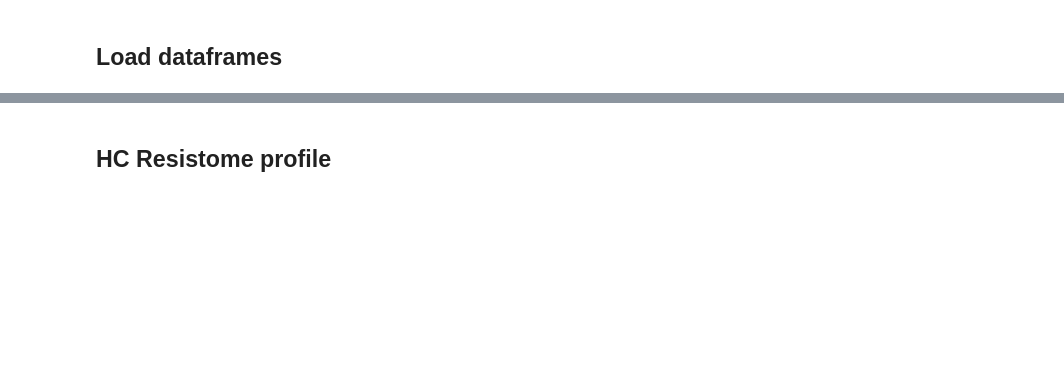
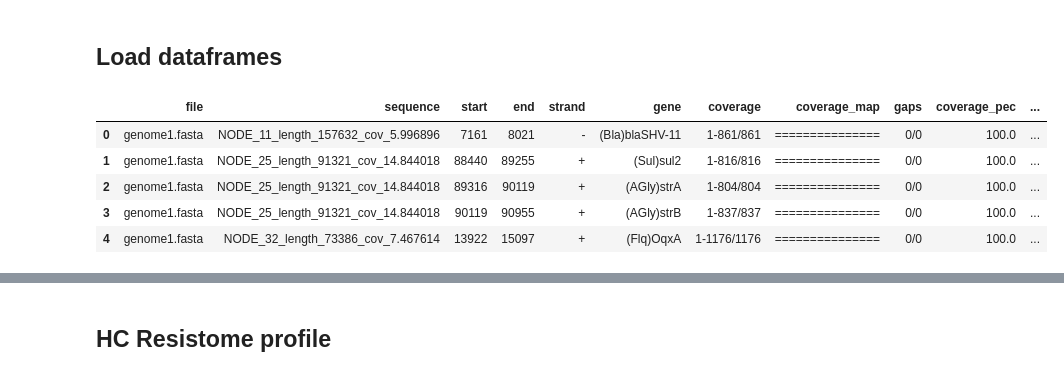
Before and after one commit to tiagocabralborelli/ARG-Sentinel, a Jupyter notebook: codehc.ipynb, the cells around one changed output, grey strips where cells are left out. Cells and saved outputs as stored; diff of their text form; code cells hidden in the pictures; blank space fills up the shorter version.

```diff
--- a/codehc.ipynb
+++ b/codehc.ipynb
@@ -79,2 +23,23 @@ Done.
 # %% [markdown]
 ## Load dataframes
+# %%
+#Argannot
+argannot = pd.read_csv("~/documentos/github/ARG-Sentinel/spreadsheets/argannot_hc.csv",sep = '\t', names = ['file','sequence','start','end','strand','gene','coverage','coverage_map','gaps','coverage_pec','identity_perc','database','accession','product','resistance'])
+argannot['file'] = argannot['file'].apply(lambda x: x.split('/')[-1])
+argannot['species'] = None
+#Add column species
+species = pd.read_csv('~/documentos/github/ARG-Sentinel/spreadsheets/info.csv')
+species['assembly'] = species['assembly'].apply(lambda x: x + '.fasta')
+argannot.set_index('file', inplace = True)
+for i in species.itertuples():
+    if i.assembly in argannot.index:
+        argannot.loc[i.assembly,['species']] = i.specie
+argannot.reset_index(inplace = True)
+argannot.head()
+# %% [output]
+|  | file | sequence | start | end | strand | gene | coverage | coverage_map | gaps | coverage_pec | ... |
+| 0 | genome1.fasta | NODE_11_length_157632_cov_5.996896 | 7161 | 8021 | - | (Bla)blaSHV-11 | 1-861/861 | =============== | 0/0 | 100.0 | ... |
+| 1 | genome1.fasta | NODE_25_length_91321_cov_14.844018 | 88440 | 89255 | + | (Sul)sul2 | 1-816/816 | =============== | 0/0 | 100.0 | ... |
+| 2 | genome1.fasta | NODE_25_length_91321_cov_14.844018 | 89316 | 90119 | + | (AGly)strA | 1-804/804 | =============== | 0/0 | 100.0 | ... |
+| 3 | genome1.fasta | NODE_25_length_91321_cov_14.844018 | 90119 | 90955 | + | (AGly)strB | 1-837/837 | =============== | 0/0 | 100.0 | ... |
+| 4 | genome1.fasta | NODE_32_length_73386_cov_7.467614 | 13922 | 15097 | + | (Flq)OqxA | 1-1176/1176 | =============== | 0/0 | 100.0 | ... |
```
Also changed, not shown: parts of 23 cells of this notebook, 41 other files.
